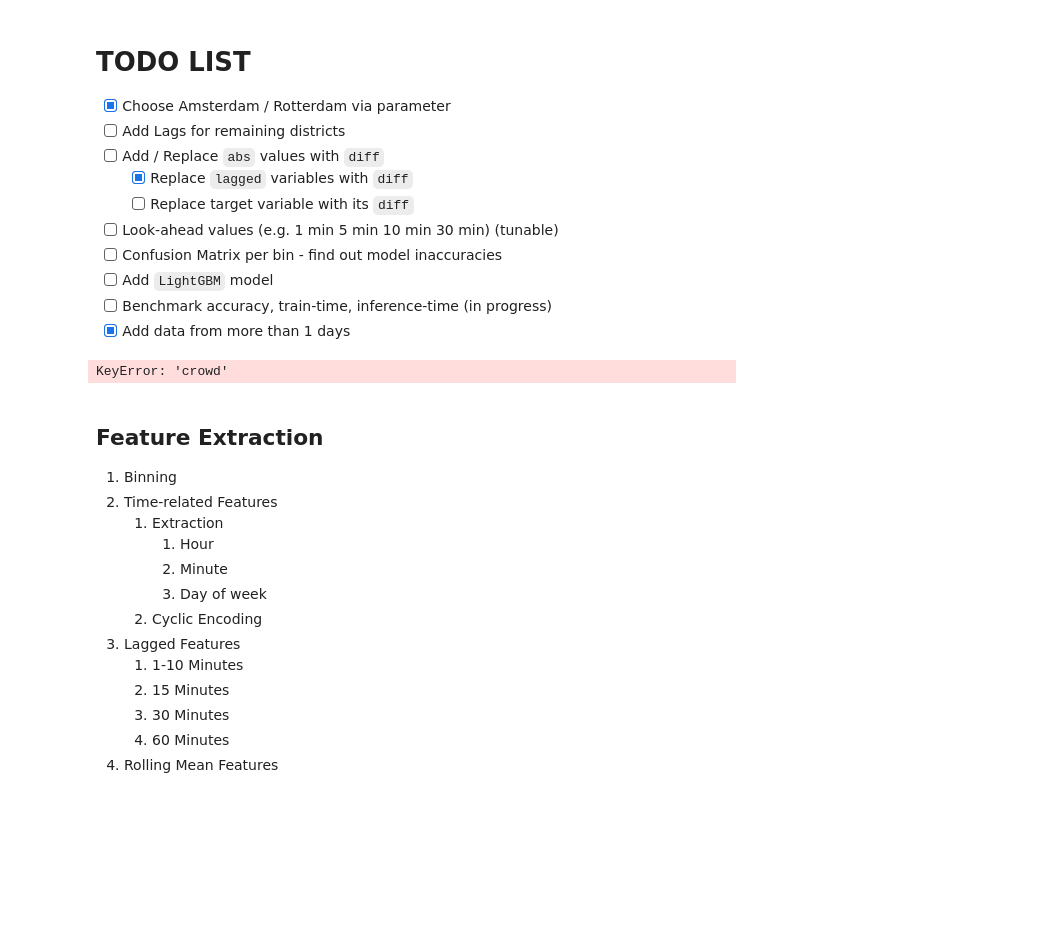
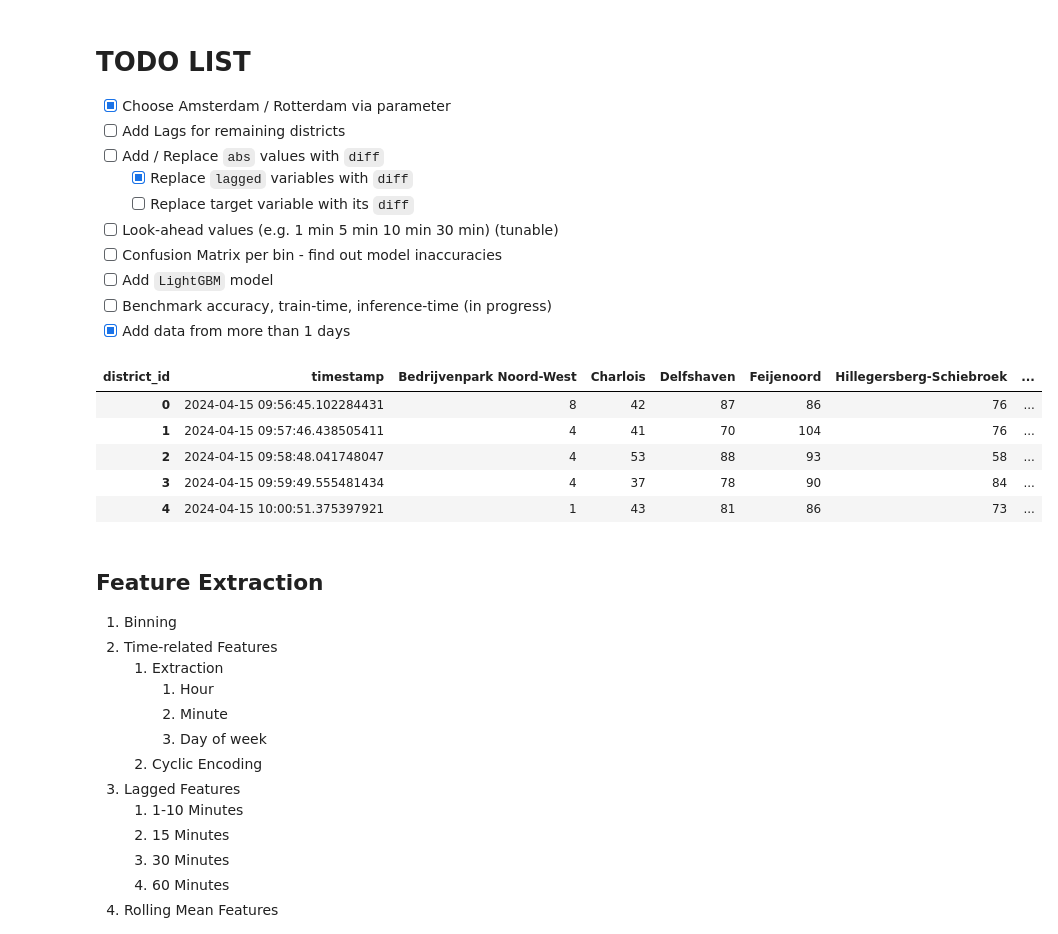
Before and after one commit to tonytziorvas/Lab, a Jupyter notebook: 1-model_training.ipynb, the cells around one changed output. Drawn from its saved outputs; the diff is of its cells as text; code cells hidden in the pictures; blank space fills up the shorter version.

```diff
--- a/1-model_training.ipynb
+++ b/1-model_training.ipynb
@@ -34,17 +39,24 @@ df = pd.read_csv("data/processed/points_per_district.csv")
 # %%
 df = (
     df.pivot_table(
         index="timestamp", columns="district_id", values="crowd", aggfunc="sum"
     )
     .ffill()
     .bfill()
     .astype(np.uint16)
     .sort_values(by="timestamp")
     .reset_index()
 )
+
 df["timestamp"] = pd.to_datetime(df["timestamp"], unit="s")
+df.head()
 # %% [output]
-KeyError: 'crowd'
+| district_id | timestamp | Bedrijvenpark Noord-West | Charlois | Delfshaven | Feijenoord | Hillegersberg-Schiebroek | ... |
+| 0 | 2024-04-15 09:56:45.102284431 | 8 | 42 | 87 | 86 | 76 | ... |
+| 1 | 2024-04-15 09:57:46.438505411 | 4 | 41 | 70 | 104 | 76 | ... |
+| 2 | 2024-04-15 09:58:48.041748047 | 4 | 53 | 88 | 93 | 58 | ... |
+| 3 | 2024-04-15 09:59:49.555481434 | 4 | 37 | 78 | 90 | 84 | ... |
+| 4 | 2024-04-15 10:00:51.375397921 | 1 | 43 | 81 | 86 | 73 | ... |
 # %% [markdown]
 ## Feature Extraction
 
```
Also changed, not shown: parts of 16 cells of this notebook.
